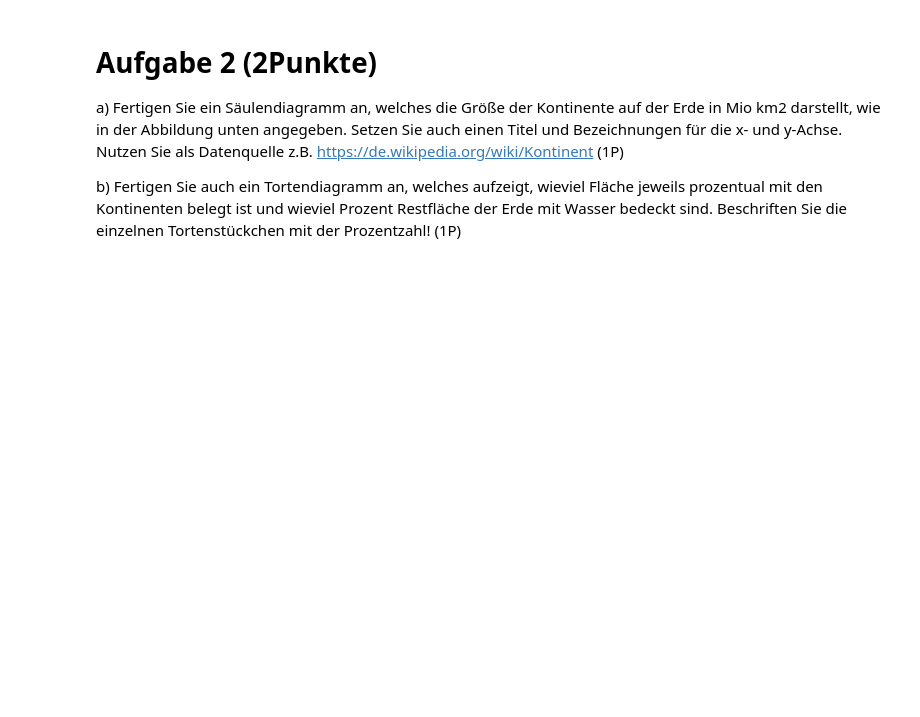
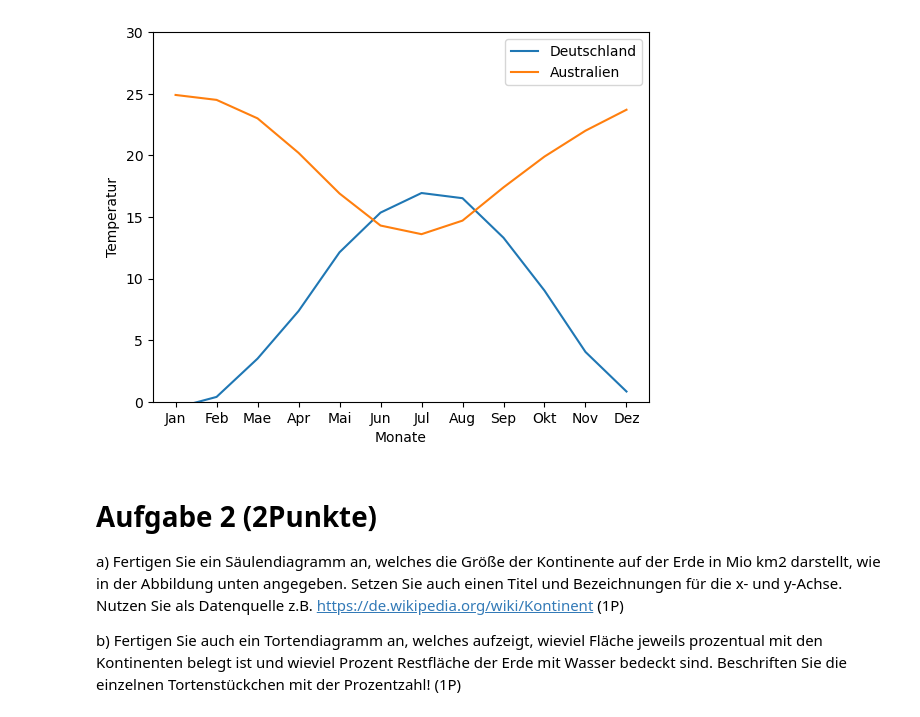
Before and after one commit to MuhammedKrz/DatenanalyseUndMLPraktika, a Jupyter notebook: Blatt 1/Praktikum1.ipynb, the cells around one changed output. Cells and saved outputs as stored; diff of their text form; code cells hidden in the pictures; blank space fills up the shorter version.

```diff
--- a/Blatt 1/Praktikum1.ipynb
+++ b/Blatt 1/Praktikum1.ipynb
@@ -10,3 +6,22 @@ Länder als Legendenbeschriftungen hinzuzufügen.
+# %%
+from random import random
+
+import matplotlib.pyplot as plt
+import numpy as np
+
+yMin, yMax = 0, 30
+temp_ger = [-0.5,0.39,3.50,7.36,12.13,15.35,16.94,16.52,13.31,9.02,4.04,0.83]
+temp_aus = [24.9,24.5,23.0,20.2,16.9,14.3,13.6,14.7,17.4,19.9,22.0,23.7]
+months = ['Jan','Feb','Mae','Apr','Mai','Jun','Jul','Aug','Sep','Okt','Nov','Dez']
+plt.plot(months,temp_ger, label="Deutschland")
+plt.plot(months,temp_aus, label="Australien")
+plt.xlabel("Monate")
+plt.ylabel("Temperatur")
+plt.ylim(yMin, yMax)
+plt.legend(loc='upper right')
+plt.show()
+# %% [output]
+[figure, added]
 # %% [markdown]
 # Aufgabe 2 (2Punkte)
 a) Fertigen Sie ein Säulendiagramm an, welches die Größe der Kontinente auf der Erde in Mio km2 darstellt, wie in der Abbildung unten
```
Also changed, not shown: parts of 7 cells of this notebook.
